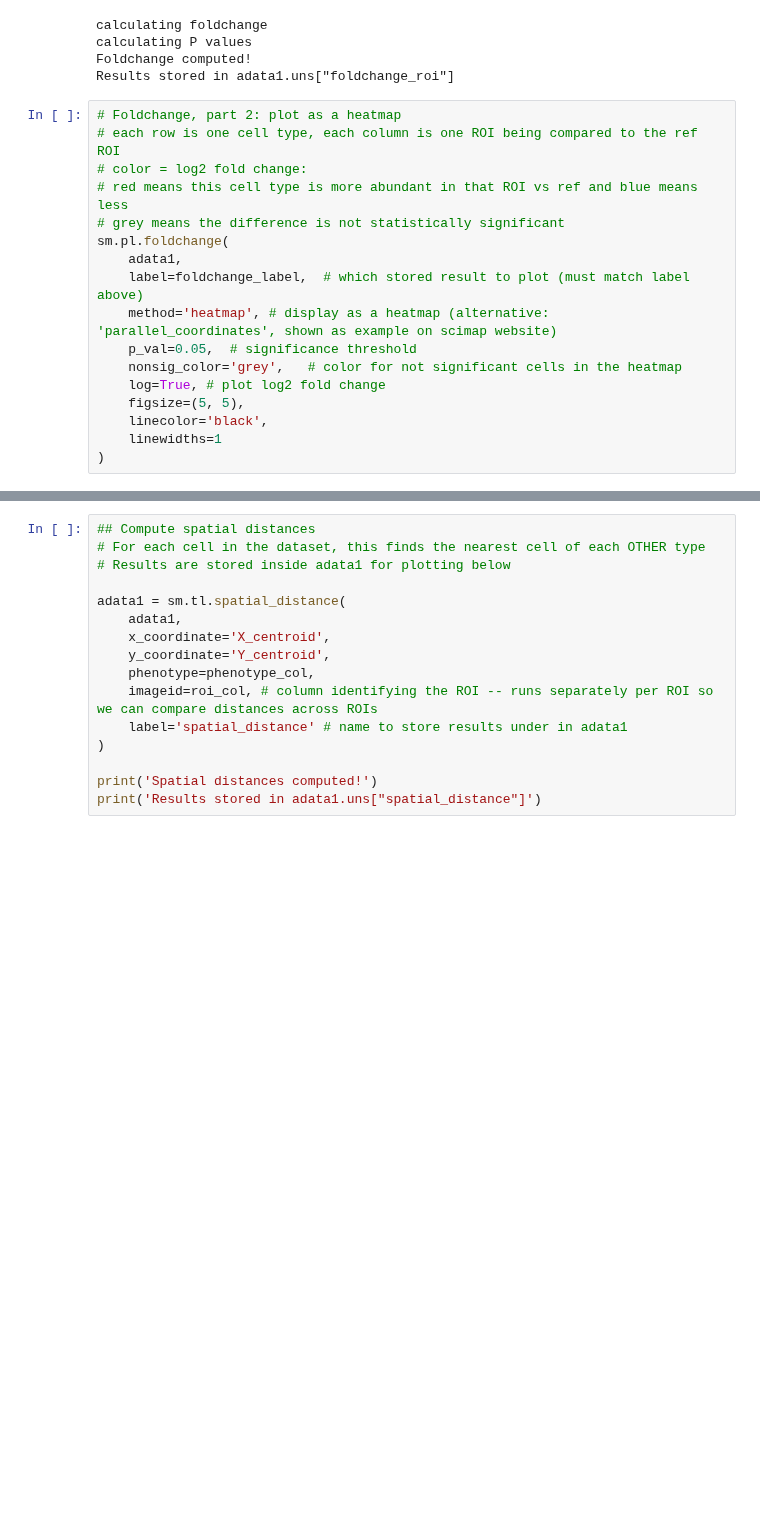
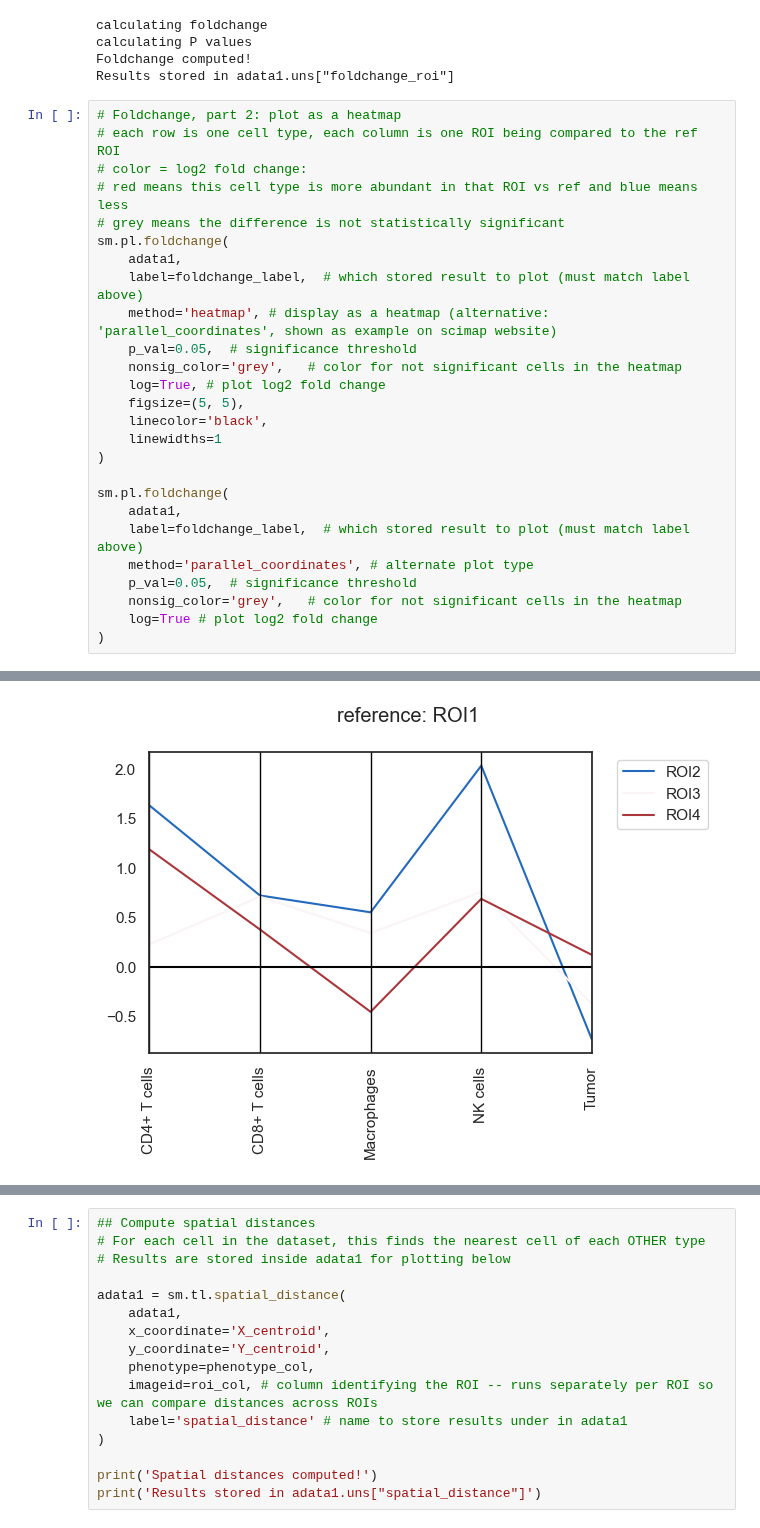
Before and after one commit to elizabethxiu/Elizabeth_Notebooks, a Jupyter notebook: more visualization.ipynb, the cells around one changed output, grey strips where cells are left out. Cells and saved outputs as stored; diff of their text form; blank space fills up the shorter version.

Commit message:
Add um-to-px conversion, parallel coords plot

```diff
--- a/more visualization.ipynb
+++ b/more visualization.ipynb
@@ -200,22 +214,32 @@ Results stored in adata1.uns["foldchange_roi"]
 # %%
 # Foldchange, part 2: plot as a heatmap
 # each row is one cell type, each column is one ROI being compared to the ref ROI
 # color = log2 fold change:
 # red means this cell type is more abundant in that ROI vs ref and blue means less
 # grey means the difference is not statistically significant
 sm.pl.foldchange(
     adata1,
     label=foldchange_label,  # which stored result to plot (must match label above)
     method='heatmap', # display as a heatmap (alternative: 'parallel_coordinates', shown as example on scimap website)
     p_val=0.05,  # significance threshold
     nonsig_color='grey',   # color for not significant cells in the heatmap
     log=True, # plot log2 fold change
     figsize=(5, 5),
     linecolor='black',
     linewidths=1
 )
+
+sm.pl.foldchange(
+    adata1,
+    label=foldchange_label,  # which stored result to plot (must match label above)
+    method='parallel_coordinates', # alternate plot type
+    p_val=0.05,  # significance threshold
+    nonsig_color='grey',   # color for not significant cells in the heatmap
+    log=True # plot log2 fold change
+)
 # %% [output]
 [figure]
+[figure, added]
 # %%
 ## Scimap spatial interaction
 # Computed by comparing real neighbor counts to 1000 random permutations; runs separately for each ROI so can take a few mins
```
Also changed, not shown: parts of 5 cells of this notebook.
